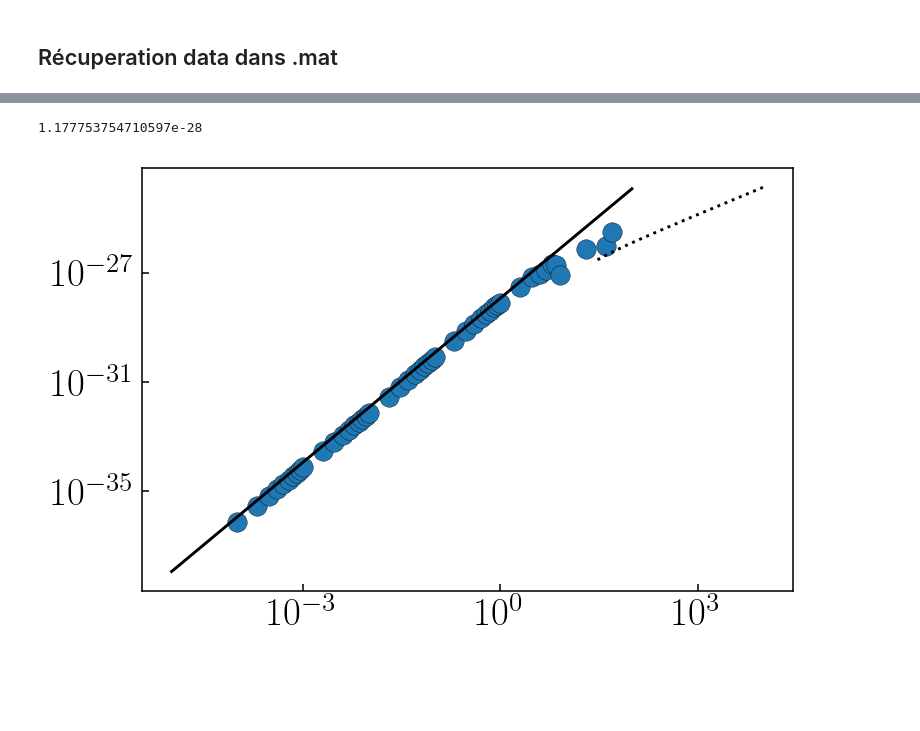
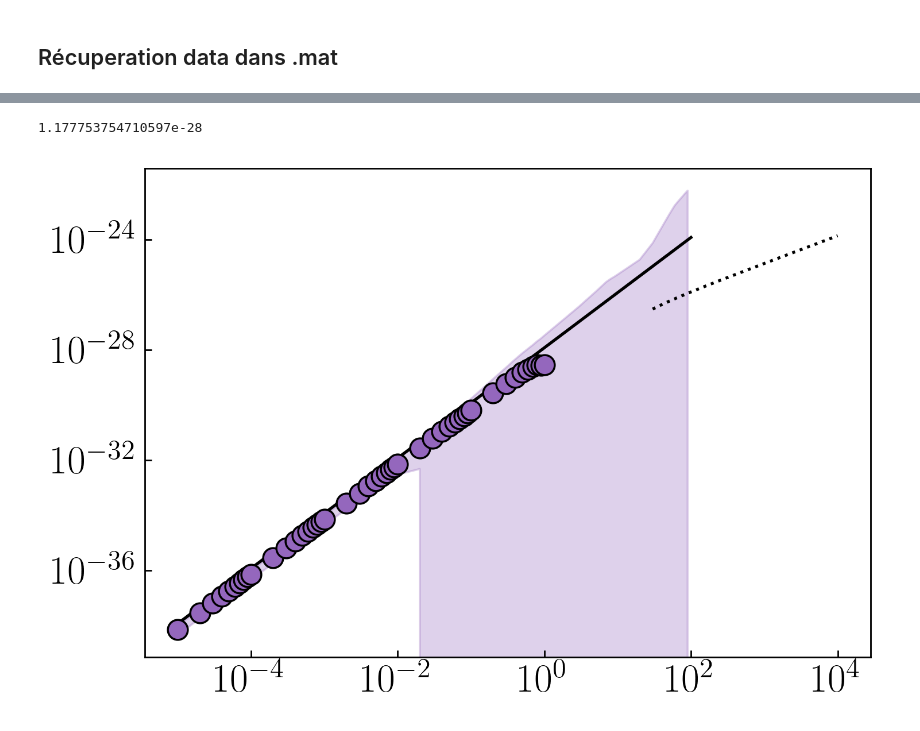
Before and after one commit to ElodieMillan/Brownian-particle-near-wall, a Jupyter notebook: Results/10-21/Overd-RigidWall/Analyse_Overd-Rigid-Wall-CYTHON(longTraj).ipynb, the cells around one changed output, grey strips where cells are left out. Drawn from its saved outputs; the diff is of its cells as text; code cells hidden in the pictures; blank space fills up the shorter version.

```diff
--- a/Results/10-21/Overd-RigidWall/Analyse_Overd-Rigid-Wall-CYTHON(longTraj).ipynb
+++ b/Results/10-21/Overd-RigidWall/Analyse_Overd-Rigid-Wall-CYTHON(longTraj).ipynb
@@ -55,7 +55,7 @@ import sys
 import pyximport
 
 pyximport.install(setup_args={'include_dirs': np.get_include()},reload_support=True)
-sys.path.append(r"/home/e.millan/Documents/Stage2020-Nageurs-actifs-proche-de-parois-deformable/OptimizedCython")
+sys.path.append(r"../../../OptimizedCython")
 from RigidWallOverdampedLangevin3D_cython import RigidWallOverdampedLangevin3D
 
 from mpl_toolkits import mplot3d
@@ -69,11 +69,11 @@ from tqdm import trange
 from timeit import timeit
 
 import matplotlib as mpl
-mpl.rcParams['figure.dpi']=140
+mpl.rcParams['figure.dpi']=250
 mpl.rcParams['xtick.direction']="in"
 mpl.rcParams['ytick.direction']="in"
 mpl.rcParams['lines.markeredgecolor']="k"
-mpl.rcParams['lines.markeredgewidth']=0.2
+mpl.rcParams['lines.markeredgewidth']=1
 mpl.rcParams['lines.markersize'] = 10
 from matplotlib import rc
 rc('font', family='serif')
@@ -87,7 +87,7 @@ from sys import getsizeof
 # %% [markdown]
 ## 1. Calcul trajectoire avec code origine
 # %%
-dt = 1e-4
+dt = 1e-5
 Nt = 100000000
 a = 1.5e-6
 rho = 1050
@@ -288,0 +308,8 @@ def run(i):
+# %%
+from tqdm import trange
+a= [PeqZ0.rvs() for i in trange(10000)]
+# %%
+a = np.array(a)
+plt.semilogy(*hist(a,bins = 100), "o",)
+zz = np.linspace(1e-12, 8e-6, 1000)
+plt.plot(zz, Peq_z(zz, lD, lB)*A, color="k")
@@ -327,41 +417,68 @@ def P_eq_perpendiculaire(z, B, lD, lB):
 
     return P
 # %%
-dt = 1e-4
+n=38
 Nt = 100000000
 a = 1.5e-6
 rho = 1050
 r0 = (0., 0., 1.5e-6)
 eta = 1e-3
 T=300
 kB = 1.38e-23
 lD = 70e-9
 rhoF = 1e3
 delta_m = (4 / 3) * np.pi * a**3 * (rho - rhoF)
 lB = (kB * T) / (delta_m * 9.81)
 zth = np.linspace(1e-12, 10e-6, 30000)
 
 Dx = D_parallele(zth, a, eta, kB, T)
 P_eq_z = P_eq_perpendiculaire(zth, 4.8, lD, lB)
 P_eq_z = P_eq_z  / np.trapz(P_eq_z, zth)
 mean_Dx = np.trapz(Dx*P_eq_z, zth)
 mean_Dx2 = np.trapz(Dx**2 * P_eq_z, zth)
 
 
-tau = 1e-4*list_dt_c4
+tau = 1e-2*list_dt_c4
 tth_long = np.linspace(3e1, 1e4, 1000)
 tth_court = np.linspace(1e-5, 1e2, 100)
 C4tempsLong = 1.3530168616502677e-28*tth_long - 1.0830268045677752e-27
 facteur_tempCourt =  (mean_Dx2 - mean_Dx**2) / 2
-C4tempscourt = facteur_tempCourt * tth_court**2
+C4tempscourt = facteur_tempCourt  * tth_court**2
 print(facteur_tempCourt)
 
-plt.loglog(tau, sum(result)/5, "o")
 plt.plot(tth_long, C4tempsLong, "k:")
 plt.plot(tth_court, C4tempscourt, "k-")
 
+#Plot data
+
+n=200
+#for i in result:
+    #plt.loglog(list_dt_c4[:n]*1e-4, i[:n],"o", zorder = -1)
+plt.loglog(list_dt_c4[:n]*dt, np.mean(r, axis=0)[:n], "o", color = "tab:purple")
+plt.fill_between(list_dt_c4[:n]*dt, np.mean(r, axis=0)[:n] - np.std(r, axis=0)[:n], np.mean(r, axis=0)[:n] + np.std(r, axis=0)[:n], alpha = 0.3, color = "tab:purple")
+#plt.xlim(1e-4, None)
+#plt.ylim(0,1e-30)
+
+#x = plt.gca()
+#ocmaj = mpl.ticker.LogLocator(base=10.0, subs=(1.0, ), numticks=100)
+#x.yaxis.set_major_locator(locmaj)
+#ocmin = mpl.ticker.LogLocator(base=10.0, subs=np.arange(2, 10) * .1,
+                                      #numticks=100)
+#x.yaxis.set_minor_locator(locmin)
+#x.yaxis.set_minor_formatter(mpl.ticker.NullFormatter())
+
+
+#ocmaj = mpl.ticker.LogLocator(base=10.0, subs=(1.0, ), numticks=100)
+#ax.xaxis.set_major_locator(locmaj)
+#locmin = mpl.ticker.LogLocator(base=10.0, subs=np.arange(2, 10) * .1,
+                                      #numticks=100)
+#ax.xaxis.set_minor_locator(locmin)
+#ax.xaxis.set_minor_formatter(mpl.ticker.NullFormatter())
+plt.tight_layout()
+#plt.xlim(1e-5,30)
+#plt.ylim(1e-36, 1e-25)
 plt.show()
 # %% [output]
 1.177753754710597e-28
-[figure, old version]
+[figure, new version]
 # %%
```
Also changed, not shown: parts of 16 cells of this notebook, 4 other files.
